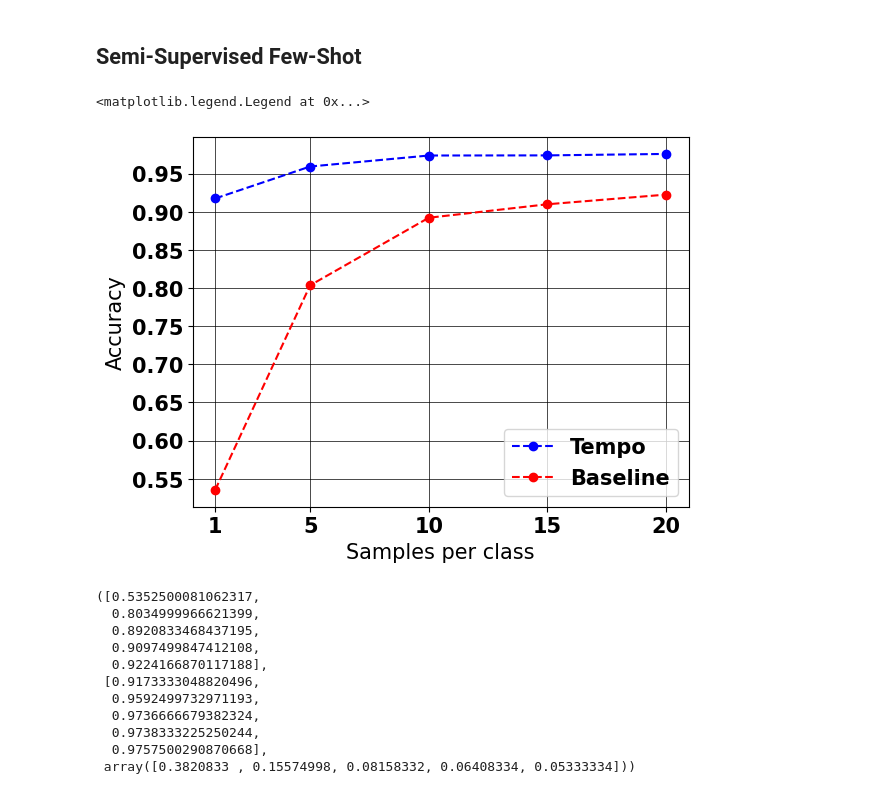
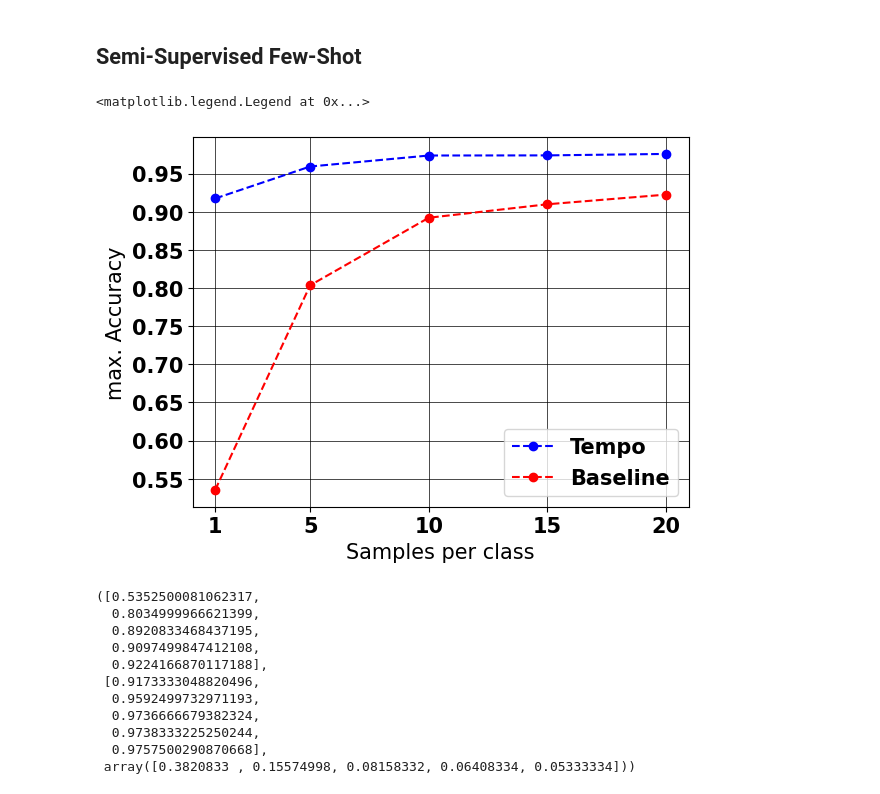
Before and after one commit to myasincifci/tempo, a Jupyter notebook: notebooks/plot_curves.ipynb, the cells around one changed output. Saved outputs shown, nothing was run; the diff lists cells and outputs as text; code cells hidden in the pictures.

```diff
--- a/notebooks/plot_curves.ipynb
+++ b/notebooks/plot_curves.ipynb
@@ -187,18 +187,18 @@ dfs_tp = [pd.read_csv(f'../plots/semi_sup_eval2/tempo/semi_sup_eval_tempo_2_{str
 # %%
 X = [1,5,10,15,20]
 plt.xticks(X)
 plt.yticks(np.arange(0.4, 1.0, 0.05))
 plt.plot(X, dfs_tp, '--bo', label='Tempo')
 plt.plot(X, dfs_bl, '--ro', label='Baseline')
 
 plt.xlabel('Samples per class')
-plt.ylabel('Accuracy')
+plt.ylabel('max. Accuracy')
 plt.grid(color='black', linestyle='-', linewidth=0.5)
 
 plt.legend()
 # %% [output]
 <matplotlib.legend.Legend at 0x...>
-[figure, old version]
+[figure, new version]
 # %%
 dfs_bl, dfs_tp, np.array(dfs_tp) - np.array(dfs_bl)
 # %% [output]
```
Also changed, not shown: 1 other file.
